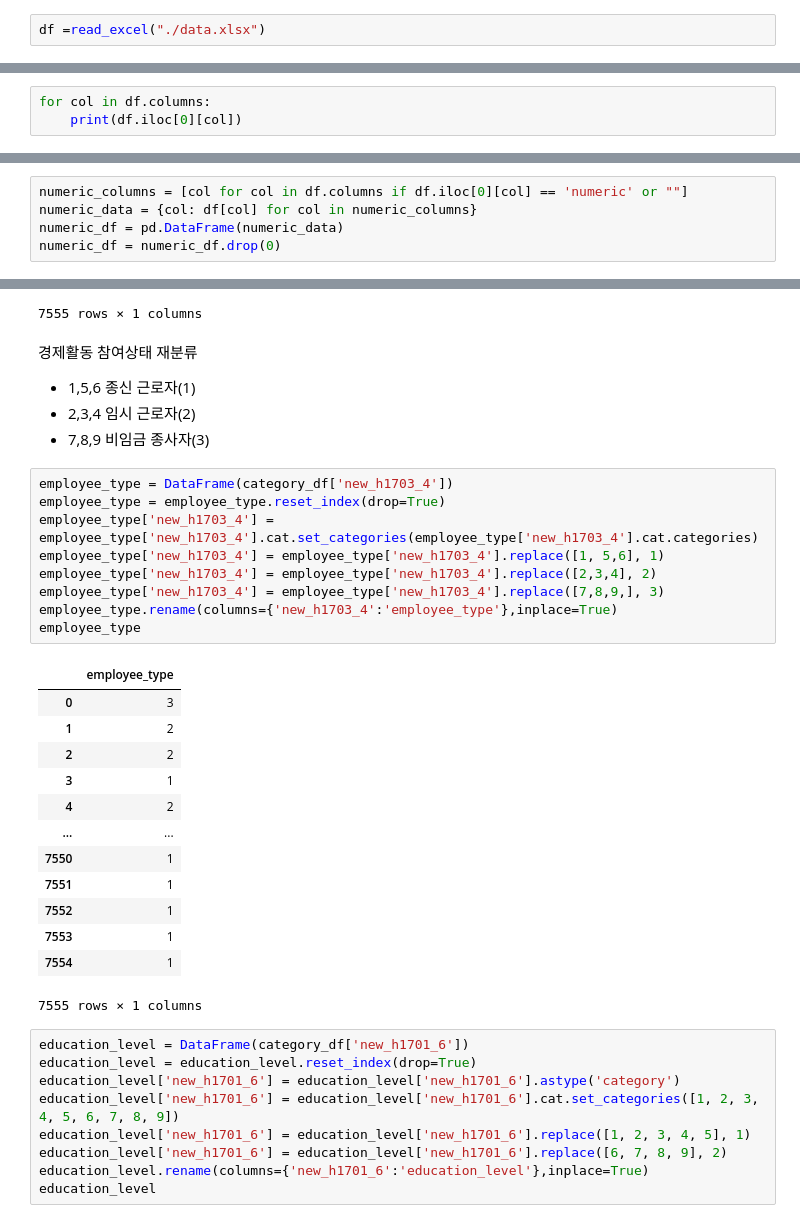
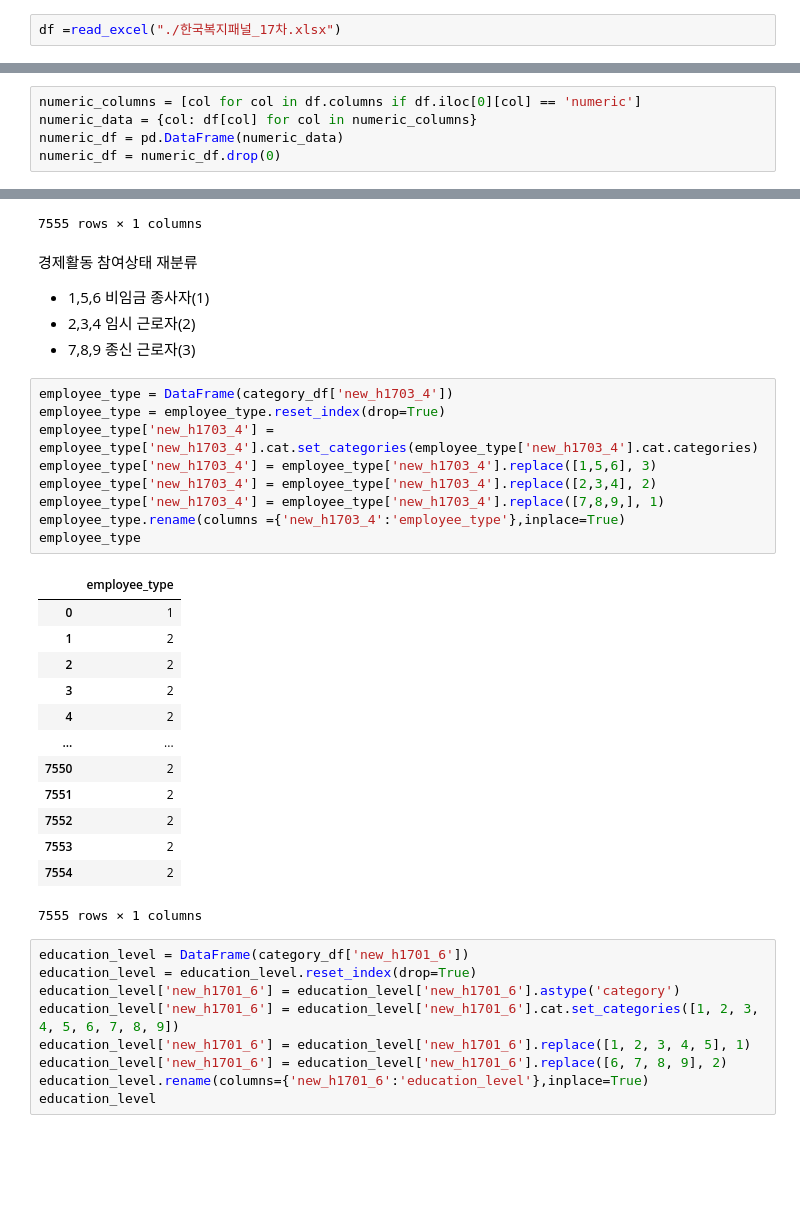
Before and after one commit to yooninsu/Project, a Jupyter notebook: Welfare/project_welfare.ipynb, the cells around one changed output, grey strips where cells are left out. Cells and saved outputs as stored; diff of their text form; blank space fills up the shorter version.

```diff
--- a/Welfare/project_welfare.ipynb
+++ b/Welfare/project_welfare.ipynb
@@ -16,4 +16,4 @@ from sklearn.metrics import mean_squared_error
 from sklearn.metrics import accuracy_score
 from helper import my_logit,scailing,is_categorical,my_ols, independence_test, normality_test
 # %%
-df =read_excel("./data.xlsx")
+df =read_excel("./한국복지패널_17차.xlsx")
@@ -56,3 +40,0 @@ df
-# %%
-for col in df.columns:
-    print(df.iloc[0][col])
@@ -77,5 +41,5 @@ category
 # %%
-numeric_columns = [col for col in df.columns if df.iloc[0][col] == 'numeric' or ""]
+numeric_columns = [col for col in df.columns if df.iloc[0][col] == 'numeric']
 numeric_data = {col: df[col] for col in numeric_columns}
 numeric_df = pd.DataFrame(numeric_data)
 numeric_df = numeric_df.drop(0)
@@ -443,31 +358,31 @@ house_type
 # %% [markdown]
 경제활동 참여상태 재분류
 
-- 1,5,6 종신 근로자(1)
+- 1,5,6 비임금 종사자(1)
 - 2,3,4 임시 근로자(2)
-- 7,8,9 비임금 종사자(3)
+- 7,8,9 종신 근로자(3)
 # %%
 employee_type = DataFrame(category_df['new_h1703_4'])
 employee_type = employee_type.reset_index(drop=True)
 employee_type['new_h1703_4'] = employee_type['new_h1703_4'].cat.set_categories(employee_type['new_h1703_4'].cat.categories)
-employee_type['new_h1703_4'] = employee_type['new_h1703_4'].replace([1, 5,6], 1)
+employee_type['new_h1703_4'] = employee_type['new_h1703_4'].replace([1,5,6], 3)
 employee_type['new_h1703_4'] = employee_type['new_h1703_4'].replace([2,3,4], 2)
-employee_type['new_h1703_4'] = employee_type['new_h1703_4'].replace([7,8,9,], 3)
-employee_type.rename(columns={'new_h1703_4':'employee_type'},inplace=True)
+employee_type['new_h1703_4'] = employee_type['new_h1703_4'].replace([7,8,9,], 1)
+employee_type.rename(columns ={'new_h1703_4':'employee_type'},inplace=True)
 employee_type
 # %% [output]
 |  | employee_type |
-| 0 | 3 |
+| 0 | 1 |
 | 1 | 2 |
 | 2 | 2 |
-| 3 | 1 |
+| 3 | 2 |
 | 4 | 2 |
 | ... | ... |
-| 7550 | 1 |
-| 7551 | 1 |
-| 7552 | 1 |
-| 7553 | 1 |
-| 7554 | 1 |
+| 7550 | 2 |
+| 7551 | 2 |
+| 7552 | 2 |
+| 7553 | 2 |
+| 7554 | 2 |
 7555 rows × 1 columns
 # %%
 education_level = DataFrame(category_df['new_h1701_6'])
```
Also changed, not shown: parts of 39 cells of this notebook, 5 other files.
